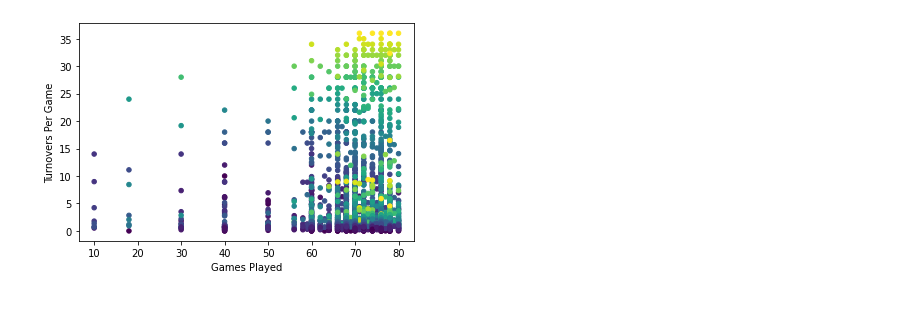
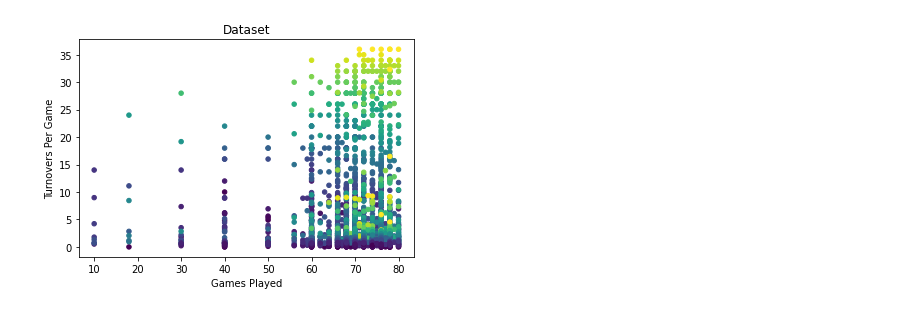
Before and after one commit to Gulnaz-18/K-means-clustering, a Jupyter notebook: Assignment3.ipynb, the cells around one changed output. Cells and saved outputs as stored; diff of their text form; code cells hidden in the pictures.

```diff
--- a/Assignment3.ipynb
+++ b/Assignment3.ipynb
@@ -7,29 +7,19 @@ import pandas as pd
 import matplotlib.pyplot as plt
 from google.colab import files
 from sklearn import cluster
-from scipy.cluster.hierarchy import dendrogram
-import seaborn as sns
 from sklearn.cluster import KMeans
-from sklearn.decomposition import PCA
-from sklearn import metrics
-from scipy.spatial.distance import cdist, pdist, euclidean
-from sklearn.metrics import silhouette_samples, silhouette_score
-from sklearn.preprocessing import scale
-from sklearn import cluster
 
 
-
+#Read from the csv file and return a Pandas DataFrame.
 stats_file = '/content/2018-2019_NBA_Stats.csv'
 nba = pd.read_csv(io.FileIO(stats_file))
 nba
 
+#pass the value from column 3 through 12
+frame=nba.iloc[:,3:12].values
 
-
-#compute SSE
-#elbow chart to decide k
-
-frame =nba.iloc[:,3:12].values
-
+#plot the points from the dataset
+plt.title('Dataset')
 ax  = plt.gca()
 columns = nba.columns
 for col in columns[4:]:
@@ -37,39 +27,49 @@ for col in columns[4:]:
         ax=ax, colorbar=False)
 plt.show()
 
-#frame = pd.DataFrame(x, columns=['Games Played','Minutes Per Game', 'Points Per Game', 'Total Rebounds Per Game', 'Assists Per Game', 'Three Points Made Per Game', 'Steals Per Game','Block Per Game', 'Turnover Per Game'])
-#x = scale (x)
+#drop the columns that are not numeric
 data = nba.drop('Position',axis =1 )
 data = nba.drop('Team',axis =1 )
 data = nba.drop('Player',axis =1 )
-#player = nba['Player']
-#nba = nba.mean()
-k_means = cluster.KMeans(n_clusters=3, max_iter=50, random_state=1)
-k = k_means.fit(frame)
+
+#compute the squared distances between points
+distances = []
+points = range(1,10)
+for k in points:
+    kmeans = KMeans(n_clusters=k)
+    kmeans = kmeans.fit(frame)
+    distances.append(kmeans.inertia_)
+
+#plot the Elbow Chart
+plt.plot(points, distances, 'bx-')
+plt.xlabel('k')
+plt.ylabel('Distances')
+plt.title('Elbow Chart')
+plt.show()
+
+#assign k with optimal value according to Elbow Chart
+k_means = cluster.KMeans(n_clusters=4, max_iter=50, random_state=1)
+k = k_means.fit_predict(frame)
 labels = k_means.labels_
 pd.DataFrame(labels, index=nba.Player, columns=['Cluster ID'])
 
+#print the clustered data
+print (pd.DataFrame(labels, index=nba.Player, columns=['Cluster ID']))
 
+#compute the centroids
+centroids = k_means.cluster_centers_
+print (pd.DataFrame(centroids,columns=['Games Played','Minutes Per Game', 'Points Per Game', 'Total Rebounds Per Game', 'Assists Per Game', 'Three Points Made Per Game', 'Steals Per Game','Block Per Game', 'Turnover Per Game']))
 
+#plot the clusters
+plt.scatter(frame[k==0, 0], frame[k==0, 1], s=100, c='blue', label ='Cluster 1')
+plt.scatter(frame[k==1, 0], frame[k==1, 1], s=100, c='green', label ='Cluster 2')
+plt.scatter(frame[k==2, 0], frame[k==2, 1], s=100, c='purple', label ='Cluster 3')
+plt.scatter(frame[k==3, 0], frame[k==3, 1], s=100, c='cyan', label ='Cluster 4')
 
-print (pd.DataFrame(labels, index=nba.Player, columns=['Cluster ID']))
-centroids = k_means.cluster_centers_
-pd.DataFrame(centroids,columns=['Games Played','Minutes Per Game', 'Points Per Game', 'Total Rebounds Per Game', 'Assists Per Game', 'Three Points Made Per Game', 'Steals Per Game','Block Per Game', 'Turnover Per Game'])
-
-
-
-
-
-
-
-
-
-
-
-
-
-
-
-
-#print(k_means.labels_)
+#plot the centroids
+plt.scatter(centroids[:, 0], centroids[:, 1], s=250, marker='+', c='black', edgecolor='black', label='Centroids')
+plt.title('Clusters of Players')
+plt.xlabel('Games Played')
+plt.ylabel('Perfomance')
+plt.show()
 # %% [output]
@@ -93 +93 @@ Resolving inst-fs-iad-prod.inscloudgate.net (inst-fs-iad-prod.inscloudgate.net).
-[figure, old version]
+[figure, new version]
```
Also changed, not shown: parts of 1 cell of this notebook.
